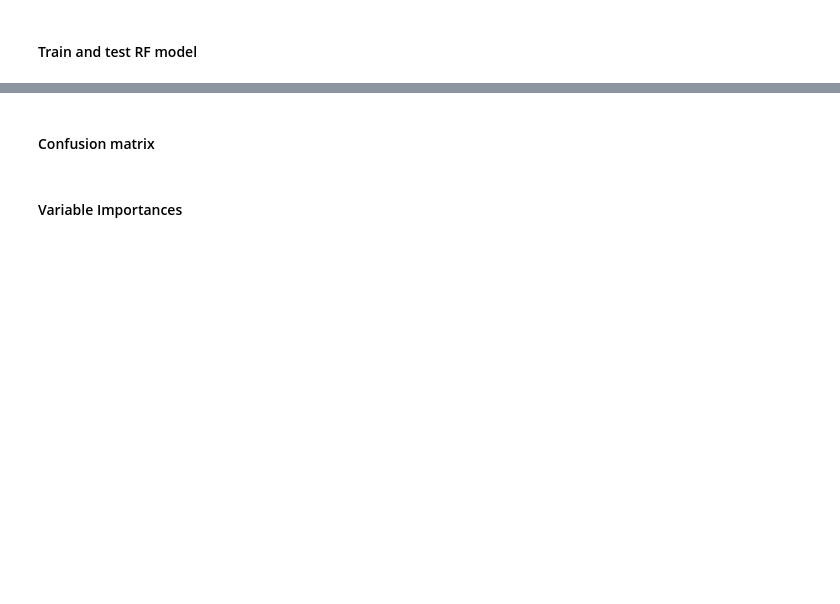
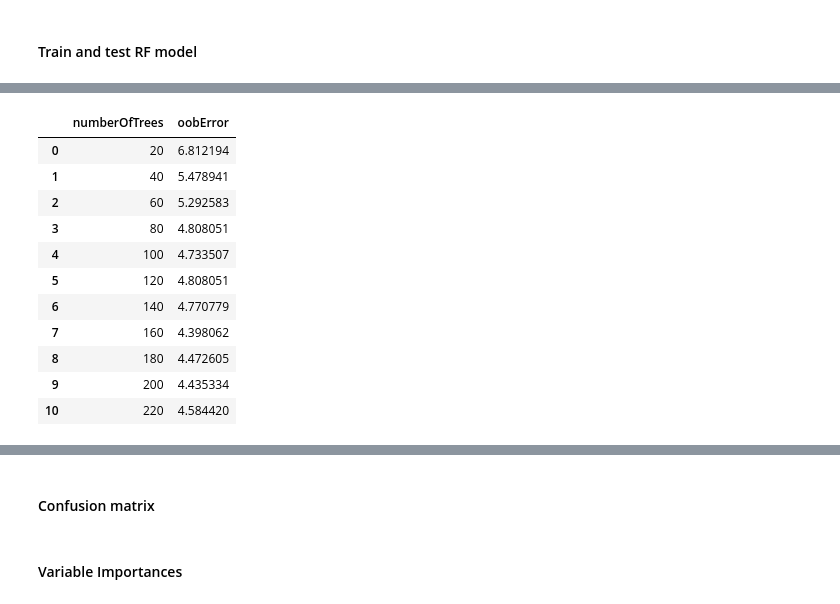
Before and after one commit to tnc-ca-geo/rs-ag-plastics, a Jupyter notebook: Full_Classification_Workflow_ATworking.ipynb, the cells around one changed output, grey strips where cells are left out. Cells and saved outputs as stored; diff of their text form; code cells hidden in the pictures; blank space fills up the shorter version.

```diff
--- a/Full_Classification_Workflow_ATworking.ipynb
+++ b/Full_Classification_Workflow_ATworking.ipynb
@@ -1418,23 +1533,36 @@ print(f"Test accuracy: {testAccuracy_RF.accuracy().getInfo()*100:.2f}%")
 # %%
-# Get OOB error
-explanation = trained_RF.explain()
-oobError = explanation.get('outOfBagErrorEstimate')
-# Get OOB error
-numTreesList = [20, 40, 60, 80, 100, 120, 140, 160, 180, 200, 220]
-oob_results = []
+# # Get OOB error
+# explanation = trained_RF.explain()
+# oobError = explanation.get('outOfBagErrorEstimate')
+# # Get OOB error
+# numTreesList = [20, 40, 60, 80, 100, 120, 140, 160, 180, 200, 220]
+# oob_results = []
 
-for n in numTreesList:
-    clf = ee.Classifier.smileRandomForest(numberOfTrees=n, bagFraction=0.8).train(training, 'class', bands_tr)
-    explanation = clf.explain()
-    oob = explanation.get('outOfBagErrorEstimate').getInfo()
-    oob_results.append({'numberOfTrees': n, 'oobError': oob})
+# for n in numTreesList:
+#     clf = ee.Classifier.smileRandomForest(numberOfTrees=n, bagFraction=0.8).train(training, 'class', bands_tr)
+#     explanation = clf.explain()
+#     oob = explanation.get('outOfBagErrorEstimate').getInfo()
+#     oob_results.append({'numberOfTrees': n, 'oobError': oob})
 
-oob_df = pd.DataFrame(oob_results)
-oob_df['oobError'] = oob_df['oobError'] * 100
-display(oob_df)
+# oob_df = pd.DataFrame(oob_results)
+# oob_df['oobError'] = oob_df['oobError'] * 100
+# display(oob_df)
 
-# export to csv
-oob_df.to_csv('output/RF_OOB_error_by_numTrees.csv', index=False)
+# # export to csv
+# oob_df.to_csv('output/RF_OOB_error_by_numTrees.csv', index=False)
+# %% [output]
+|  | numberOfTrees | oobError |
+| 0 | 20 | 6.812194 |
+| 1 | 40 | 5.478941 |
+| 2 | 60 | 5.292583 |
+| 3 | 80 | 4.808051 |
+| 4 | 100 | 4.733507 |
+| 5 | 120 | 4.808051 |
+| 6 | 140 | 4.770779 |
+| 7 | 160 | 4.398062 |
+| 8 | 180 | 4.472605 |
+| 9 | 200 | 4.435334 |
+| 10 | 220 | 4.584420 |
 # %%
 oob_df = pd.read_csv('output/RF_OOB_error_by_numTrees.csv')
 plt.rcParams["font.family"] = "Calibri"
```
Also changed, not shown: parts of 11 cells of this notebook, 1 other file.
